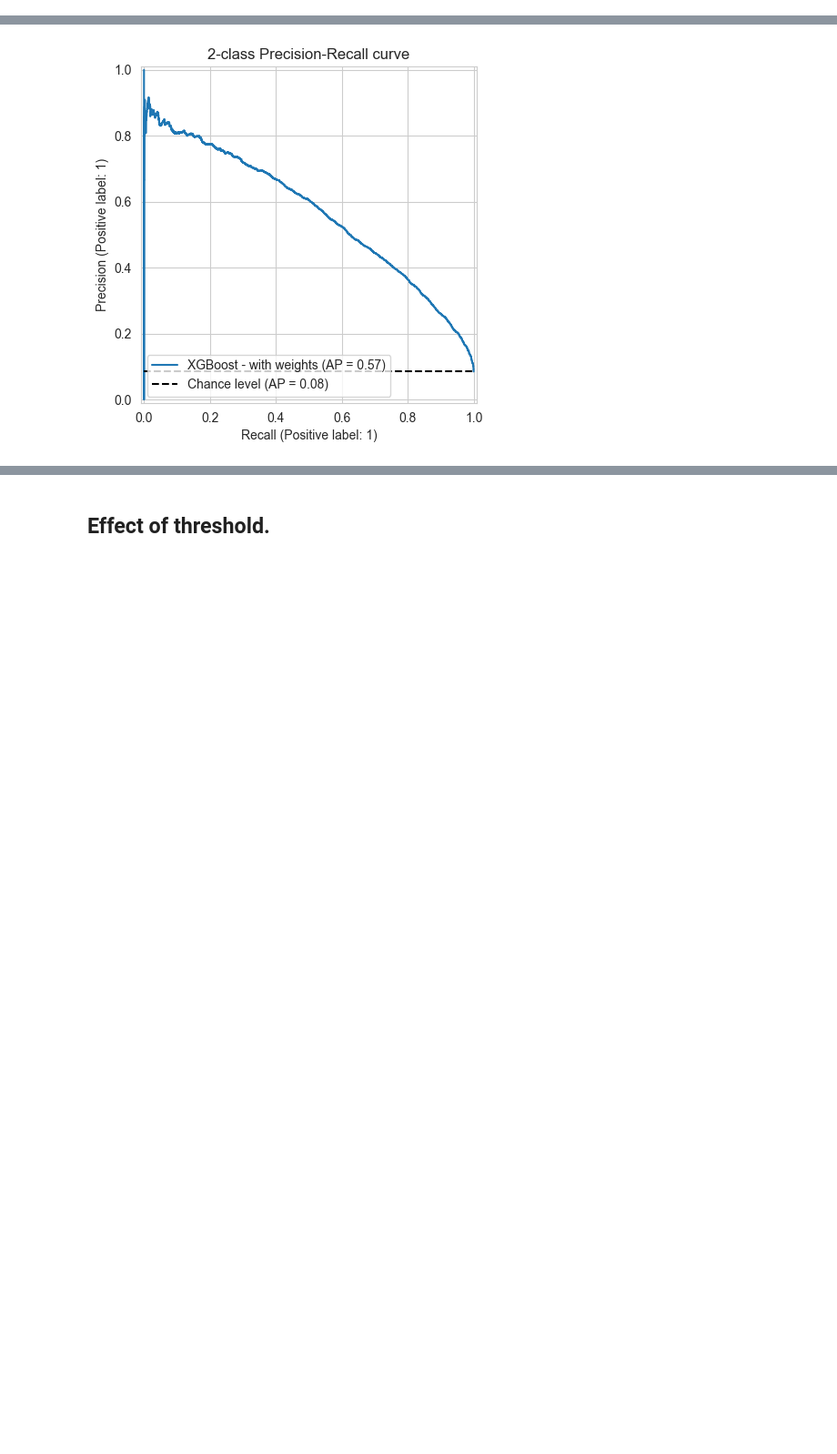
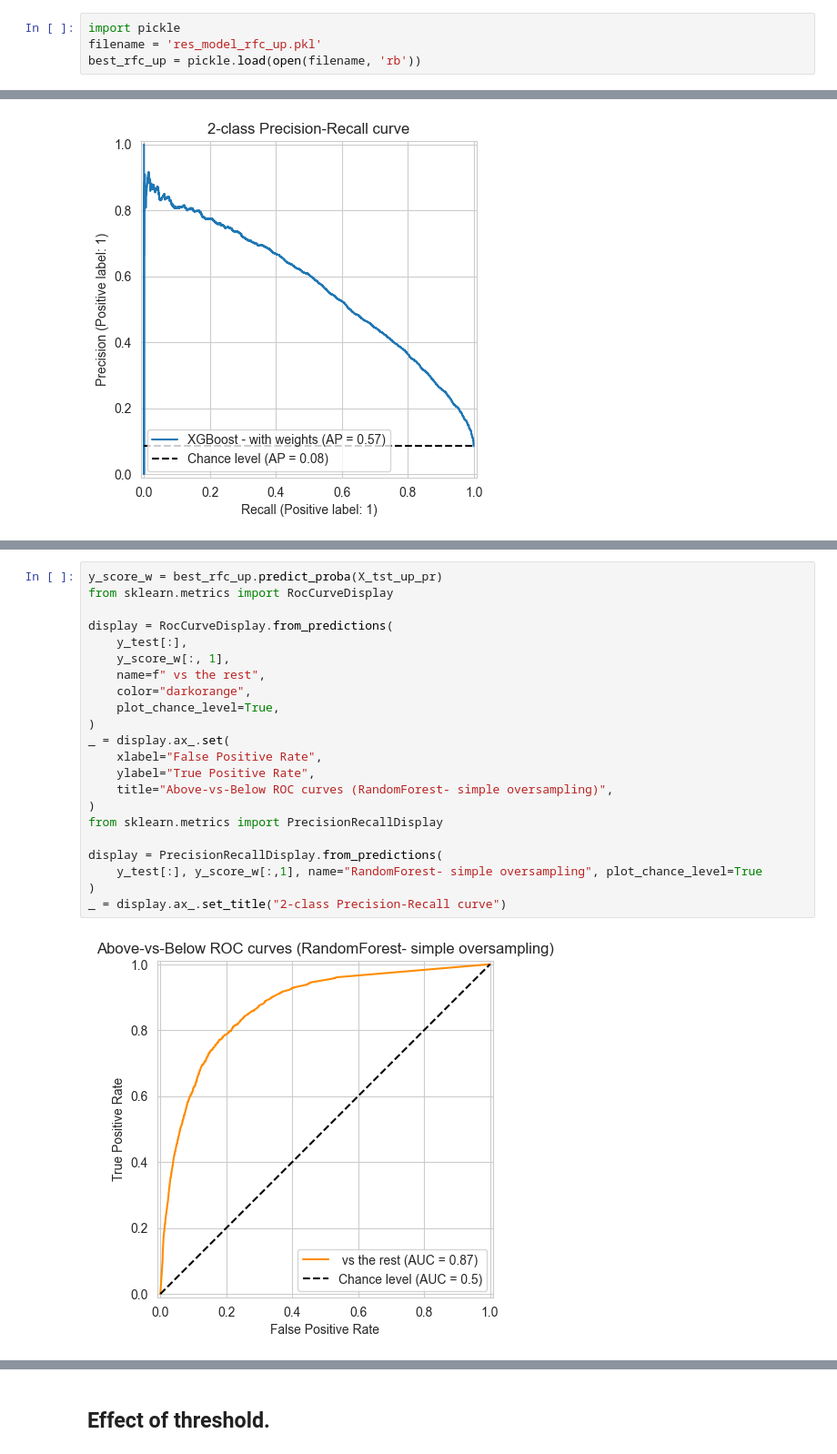
Before and after one commit to hanksnowdon/DataMiningProject, a Jupyter notebook: notebooks/03_ML_training_validation_test.ipynb, the cells around one changed output, grey strips where cells are left out. Shown: that part at 91% size. Saved outputs shown, nothing was run; the diff lists cells and outputs as text; blank space fills up the shorter version.

```diff
--- a/notebooks/03_ML_training_validation_test.ipynb
+++ b/notebooks/03_ML_training_validation_test.ipynb
@@ -526,3 +541,7 @@ pickle.dump(best_xgbc, open(filename, 'wb'))
 import pickle
 filename = 'res_model_xgbc_smote.pkl'
 best_xgbc_smote = pickle.load(open(filename, 'rb'))
+# %%
+import pickle
+filename = 'res_model_rfc_up.pkl'
+best_rfc_up = pickle.load(open(filename, 'rb'))
@@ -619,0 +671,24 @@ _ = display.ax_.set_title("2-class Precision-Recall curve")
+# %%
+y_score_w = best_rfc_up.predict_proba(X_tst_up_pr)
+from sklearn.metrics import RocCurveDisplay
+
+display = RocCurveDisplay.from_predictions(
+    y_test[:],
+    y_score_w[:, 1],
+    name=f" vs the rest",
+    color="darkorange",
+    plot_chance_level=True,
+)
+_ = display.ax_.set(
+    xlabel="False Positive Rate",
+    ylabel="True Positive Rate",
+    title="Above-vs-Below ROC curves (RandomForest- simple oversampling)",
+)
+from sklearn.metrics import PrecisionRecallDisplay
+
+display = PrecisionRecallDisplay.from_predictions(
+    y_test[:], y_score_w[:,1], name="RandomForest- simple oversampling", plot_chance_level=True
+)
+_ = display.ax_.set_title("2-class Precision-Recall curve")
+# %% [output]
+[figure, added]
```
Also changed, not shown: parts of 5 cells of this notebook, 1 other file.
